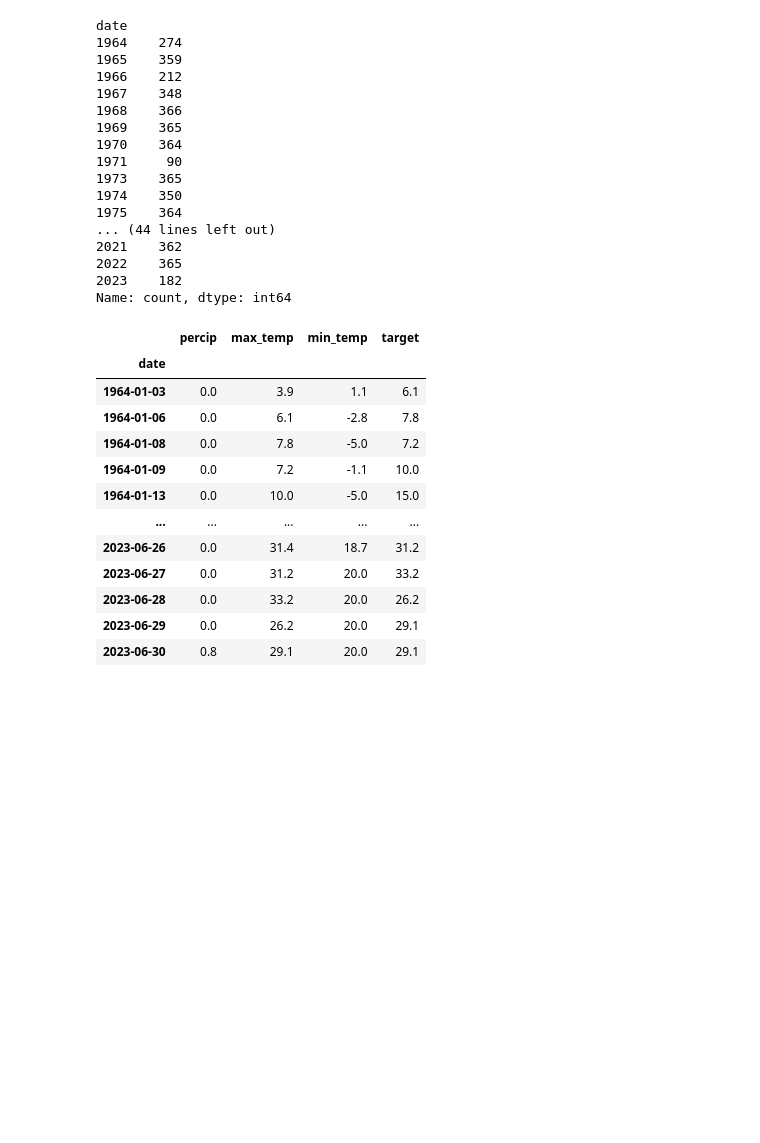
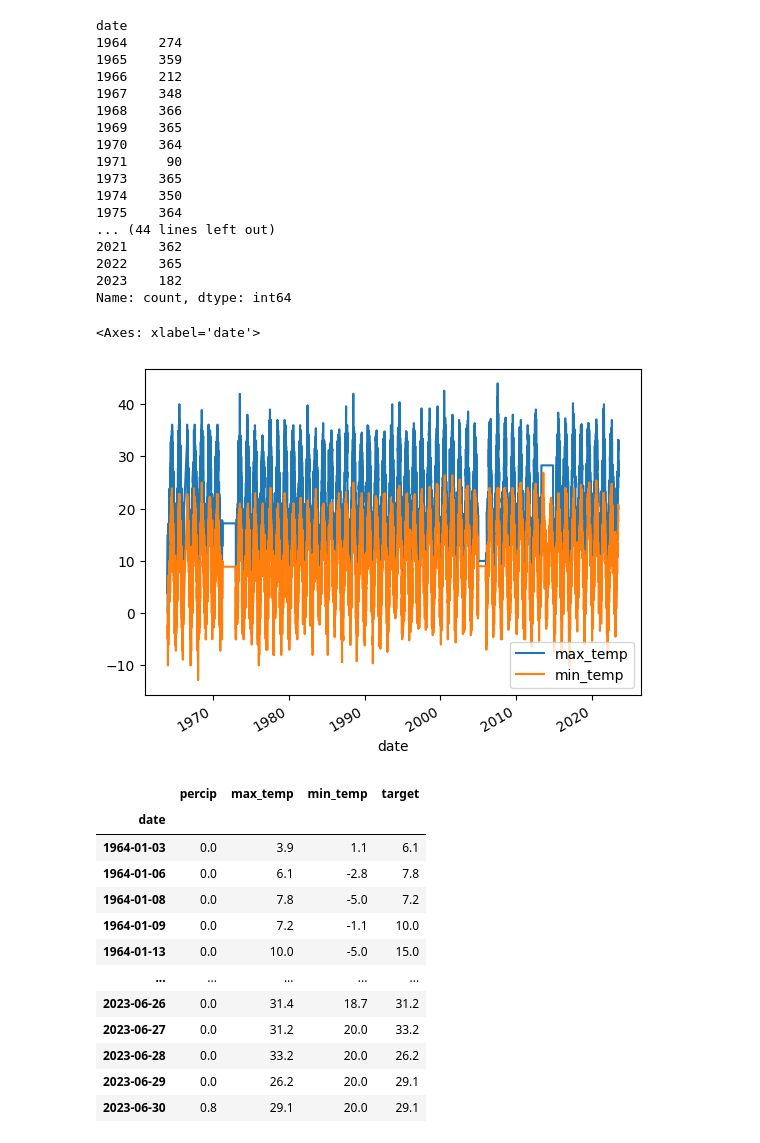
Before and after one commit to congiants/Temperature_Predictor, a Jupyter notebook: temprature_predictor.ipynb, the cells around one changed output. Saved outputs shown, nothing was run; the diff lists cells and outputs as text; code cells hidden in the pictures; blank space fills up the shorter version.

```diff
--- a/temprature_predictor.ipynb
+++ b/temprature_predictor.ipynb
@@ -258,6 +258,11 @@ date
 2022    365
 2023    182
 Name: count, dtype: int64
+# %%
+core_weather[["max_temp", "min_temp"]].plot()
+# %% [output]
+<Axes: xlabel='date'>
+[figure, added]
 # %%
 #Since we want to predict the next day, target is set to next day of each day
 core_weather["target"] = core_weather.shift(-1)["max_temp"]
```
Also changed, not shown: parts of 6 cells of this notebook.
